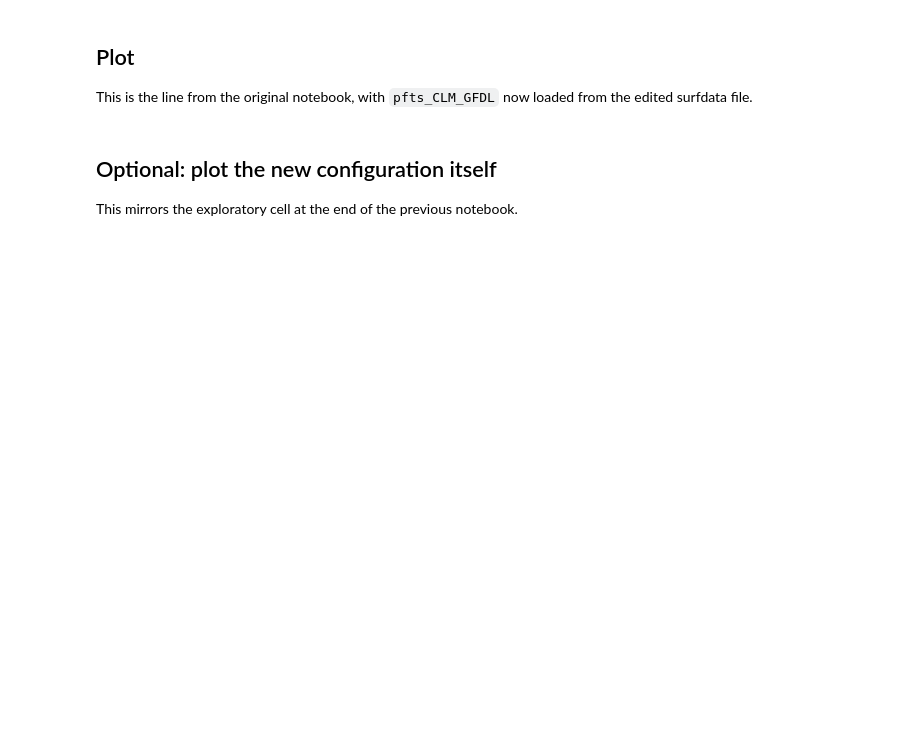
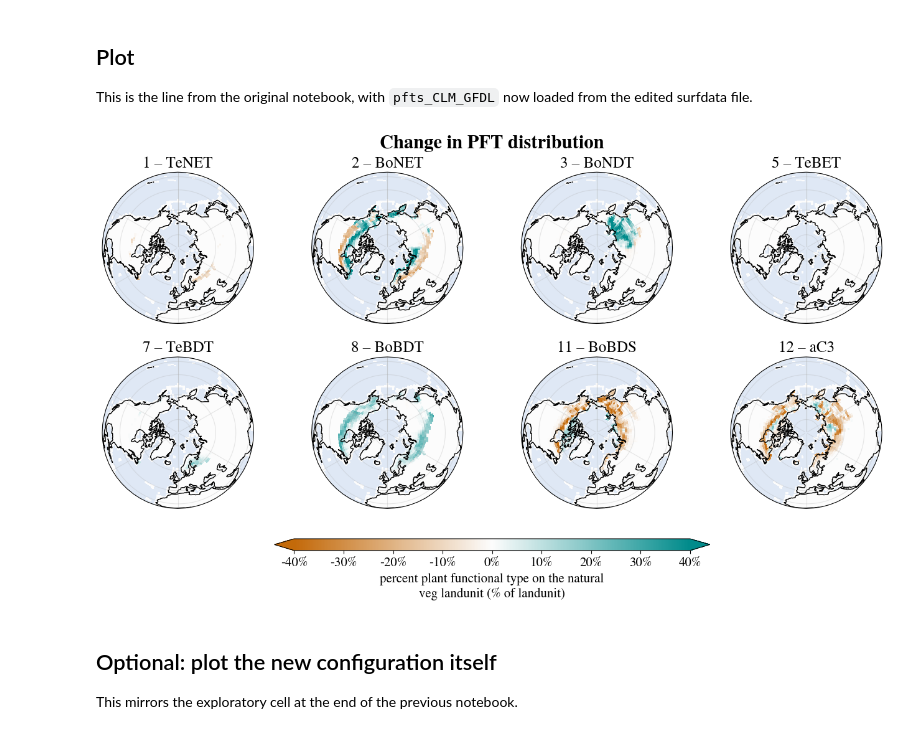
Before and after one commit to adelezaini/boreal-forest-expansion, a Jupyter notebook: preprocess/plot-lcc.ipynb, the cells around one changed output. Cells and saved outputs as stored; diff of their text form; code cells hidden in the pictures; blank space fills up the shorter version.

Commit message:
updated figures and generate lcc-plot

```diff
--- a/preprocess/plot-lcc.ipynb
+++ b/preprocess/plot-lcc.ipynb
@@ -195,9 +205,33 @@ print("Selected natpft:", list(change.natpft.values))
 
 This is the line from the original notebook, with `pfts_CLM_GFDL` now loaded from the edited surfdata file.
 # %%
+pft_change_cmap = diverging_colormap(
+    '#c46a0a',  # vivid brown-orange
+    '#018c8c',  # vivid teal
+    '#fdfdfd'
+)
 
-plot_boreal_pfts((pfts_CLM_GFDL-pfts_CLM).sel(natpft=[1,2,3,5,7,8,11,12]), extra_cbar_axis=True,
-                 title = "Change in PFT distribution", cmap='burd', col_wrap=4, titles = titles)
+fig, axes = plot_boreal_pfts(
+    (pfts_CLM_GFDL - pfts_CLM).sel(natpft=[1,2,3,5,7,8,11,12]),
+    extra_cbar_axis=True,
+    title="Change in PFT distribution",
+    cmap=pft_change_cmap,
+    col_wrap=4,
+    titles=titles,
+    figsize=(14, 7.5),
+    vmin=-40,
+    vmax=40,
+    show=False
+)
+
+fig.savefig(
+    "change_pft_distribution.pdf",
+    bbox_inches="tight"
+)
+
+plt.show()
+# %% [output]
+[figure, added]
 # %% [markdown]
 
 ## Optional: plot the new configuration itself
```
Also changed, not shown: parts of 4 cells of this notebook, 12 other files.
